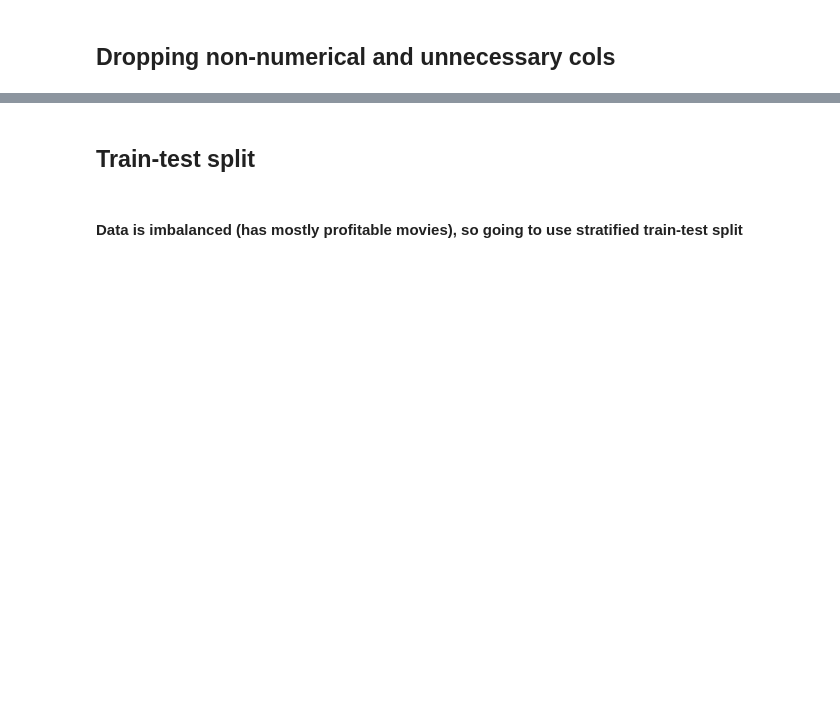
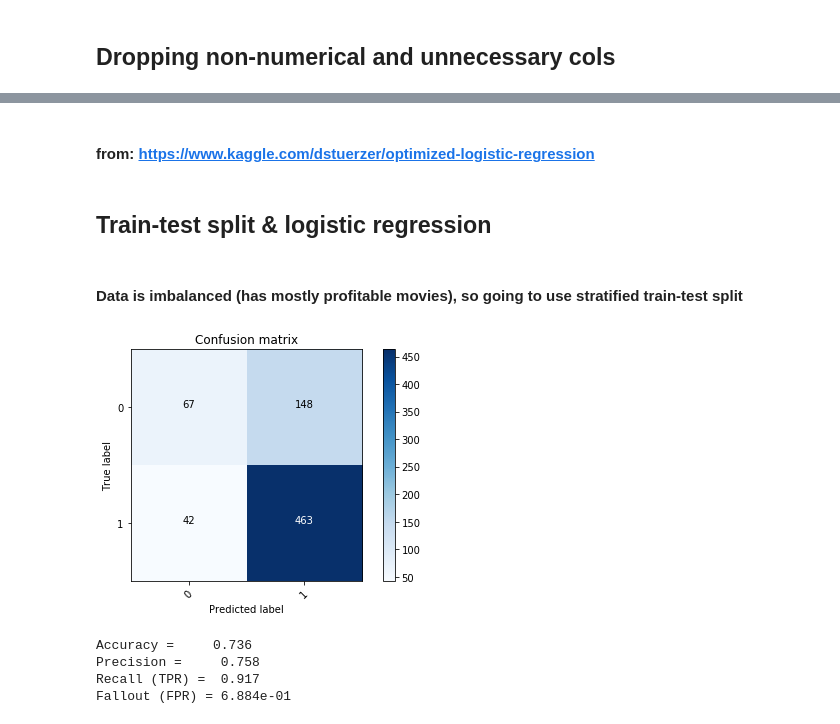
Before and after one commit to ryanlrappa/film-profit-prediction, a Jupyter notebook: jupyter_notebooks/6_modeling.ipynb, the cells around one changed output, grey strips where cells are left out. Saved outputs shown, nothing was run; the diff lists cells and outputs as text; code cells hidden in the pictures; blank space fills up the shorter version.

```diff
--- a/jupyter_notebooks/6_modeling.ipynb
+++ b/jupyter_notebooks/6_modeling.ipynb
@@ -46,0 +58,4 @@ y = df.loc[:, col_y].values
+# %%
+scaler = StandardScaler()
+scaler.fit(X)
+X_scaled = scaler.transform(X)
@@ -46,0 +64,2 @@ y = df.loc[:, col_y].values
+# %% [markdown]
+#### from: https://www.kaggle.com/dstuerzer/optimized-logistic-regression
@@ -47,10 +112,27 @@ y = df.loc[:, col_y].values
 # %% [markdown]
-## Train-test split
+## Train-test split & logistic regression
 # %% [markdown]
 #### Data is imbalanced (has mostly profitable movies), so going to use stratified train-test split
 # %%
 skf = StratifiedKFold(n_splits = 5, shuffle = True, random_state=313)
-for train_index, test_index in skf.split(X, y):
+for train_index, test_index in skf.split(X_scaled, y):
     X_train, y_train = X[train_index], y[train_index]
     X_test, y_test = X[test_index], y[test_index]
     break
+# %%
+lrn = LogisticRegression(penalty='l1')
+
+lrn.fit(X_train, y_train)
+y_pred = lrn.predict(X_test)
+cm = confusion_matrix(y_test, y_pred)
+if lrn.classes_[0] == 1:
+    cm = np.array([[cm[1,1], cm[1,0]], [cm[0,1], cm[0,0]]])
+
+plot_confusion_matrix(cm, ['0', '1'], )
+acc, pr, tpr, fpr = show_data(cm, print_res = 1)
+# %% [output]
+[figure, added]
+Accuracy =     0.736
+Precision =     0.758
+Recall (TPR) =  0.917
+Fallout (FPR) = 6.884e-01
```
Also changed, not shown: parts of 5 cells of this notebook.
